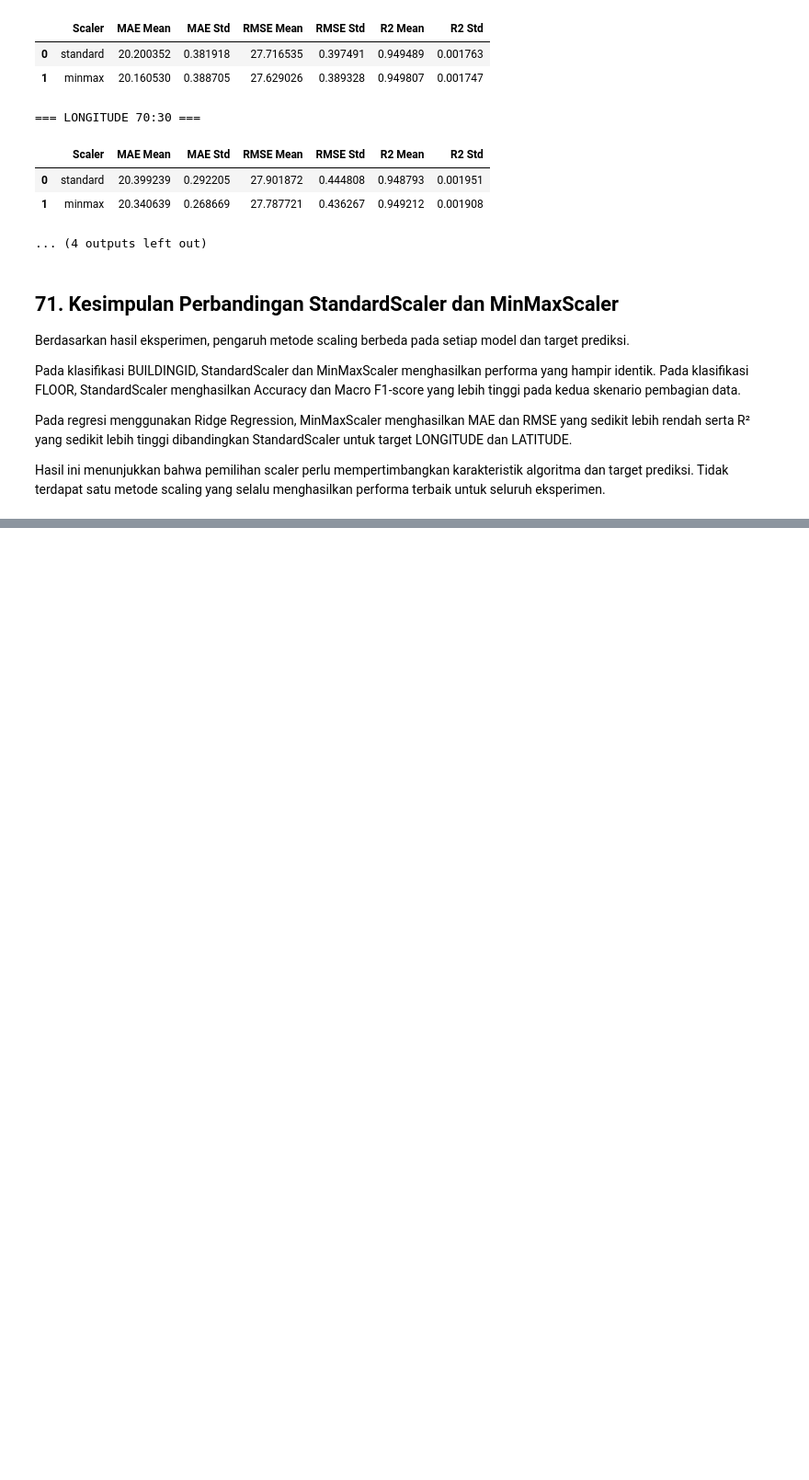
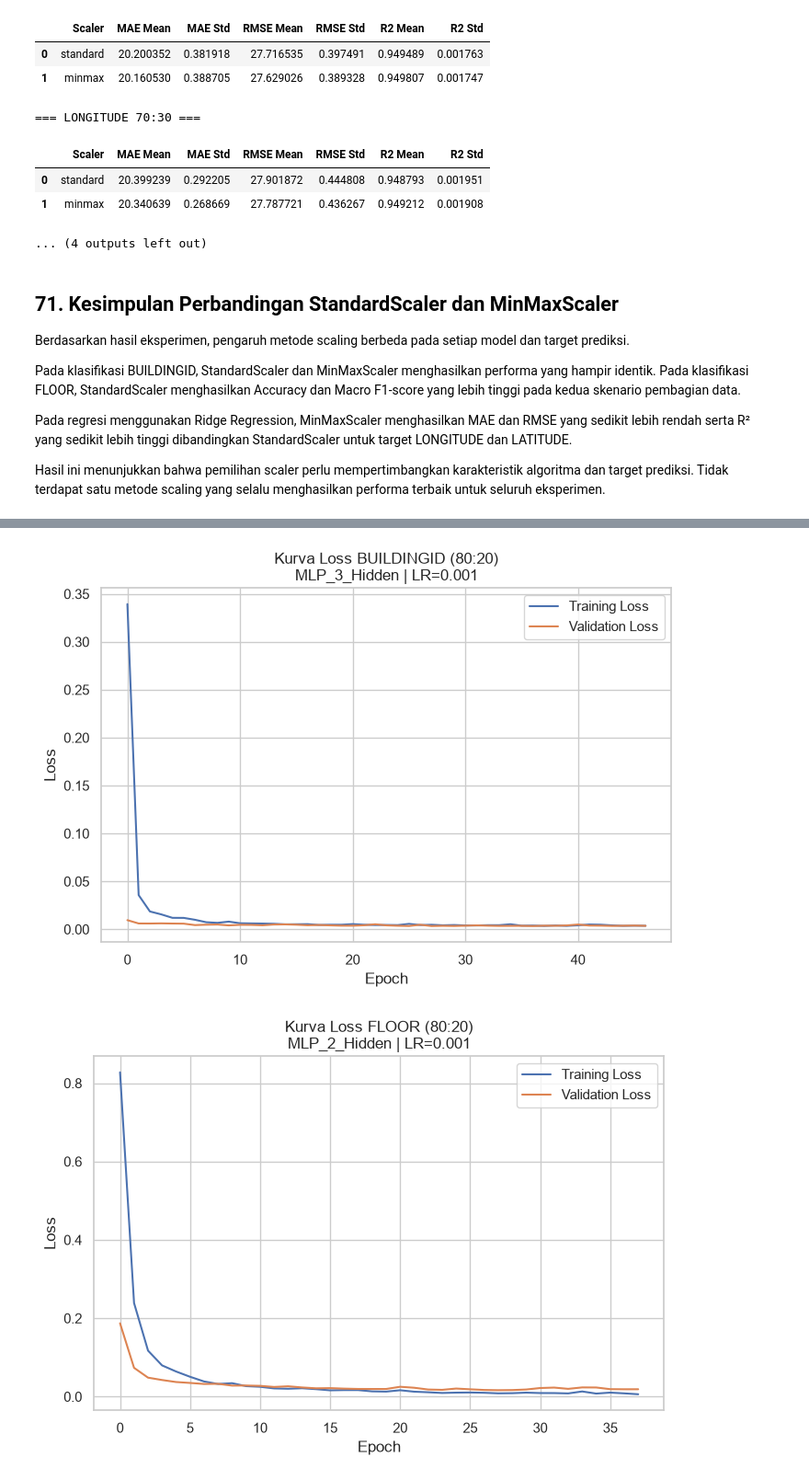
Before and after one commit to Fadhlrahman/TUBES-DEEP-LEARNING, a Jupyter notebook: telco.ipynb, the cells around one changed output, grey strips where cells are left out. Shown at 92% size. Cells and saved outputs as stored; diff of their text form; code cells hidden in the pictures; blank space fills up the shorter version.

```diff
--- a/telco.ipynb
+++ b/telco.ipynb
@@ -3984,0 +4886,39 @@ Hasil ini menunjukkan bahwa pemilihan scaler perlu mempertimbangkan karakteristi
+# %%
+# KURVA LOSS MODEL MLP TERBAIK
+import matplotlib.pyplot as plt
+
+for scenario, best_models in [
+    ("80:20", best_mlp_80),
+    ("70:30", best_mlp_70)
+]:
+
+    for target, item in best_models.items():
+
+        history = item["History"].history
+
+        plt.figure(figsize=(8, 5))
+
+        plt.plot(
+            history["loss"],
+            label="Training Loss"
+        )
+
+        plt.plot(
+            history["val_loss"],
+            label="Validation Loss"
+        )
+
+        plt.title(
+            f"Kurva Loss {target} ({scenario})\n"
+            f"{item['Architecture']} | "
+            f"LR={item['Learning Rate']}"
+        )
+
+        plt.xlabel("Epoch")
+        plt.ylabel("Loss")
+        plt.legend()
+        plt.grid(True)
+        plt.show()
+# %% [output]
+[figure, added]
+[figure, added]
```
Also changed, not shown: parts of 65 cells of this notebook.
